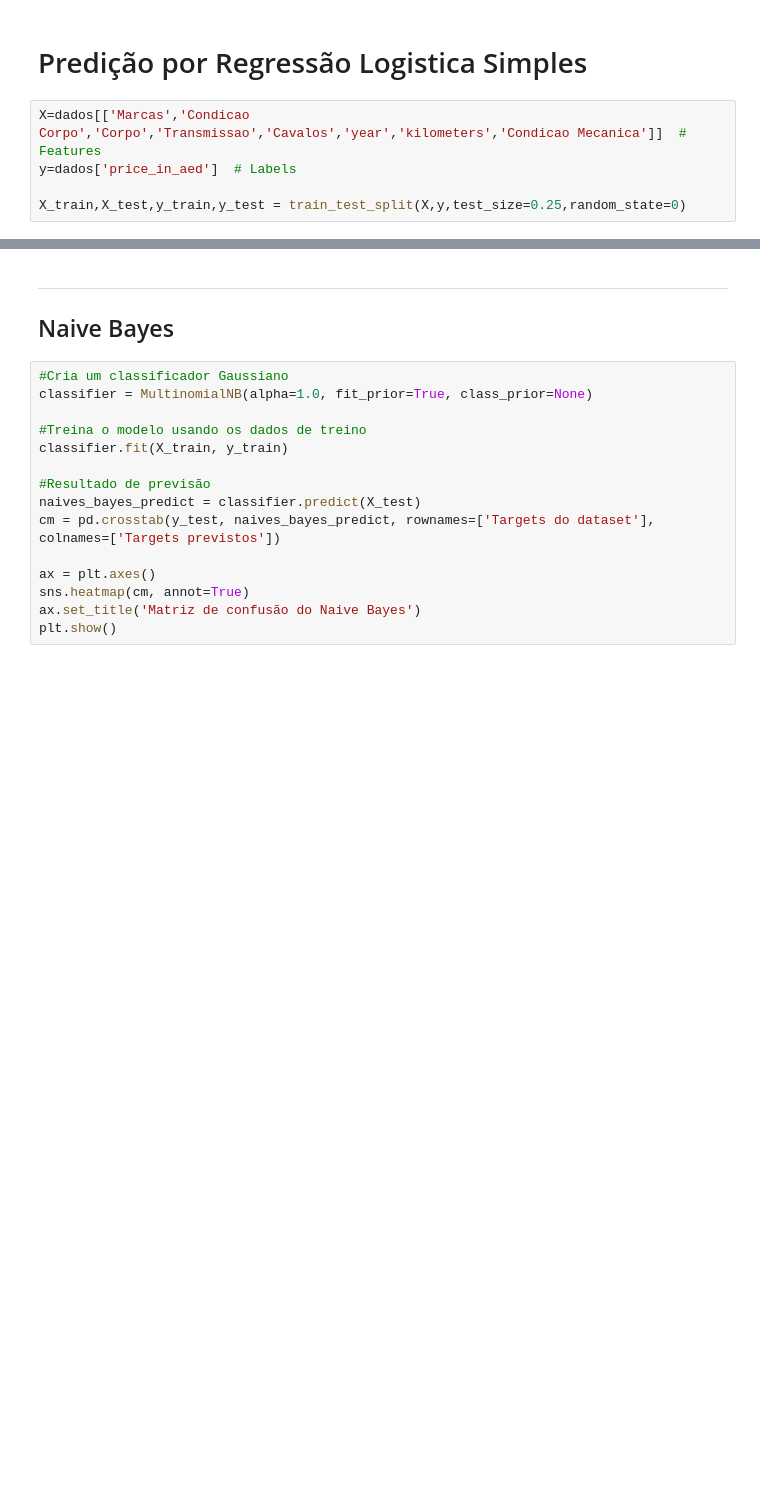
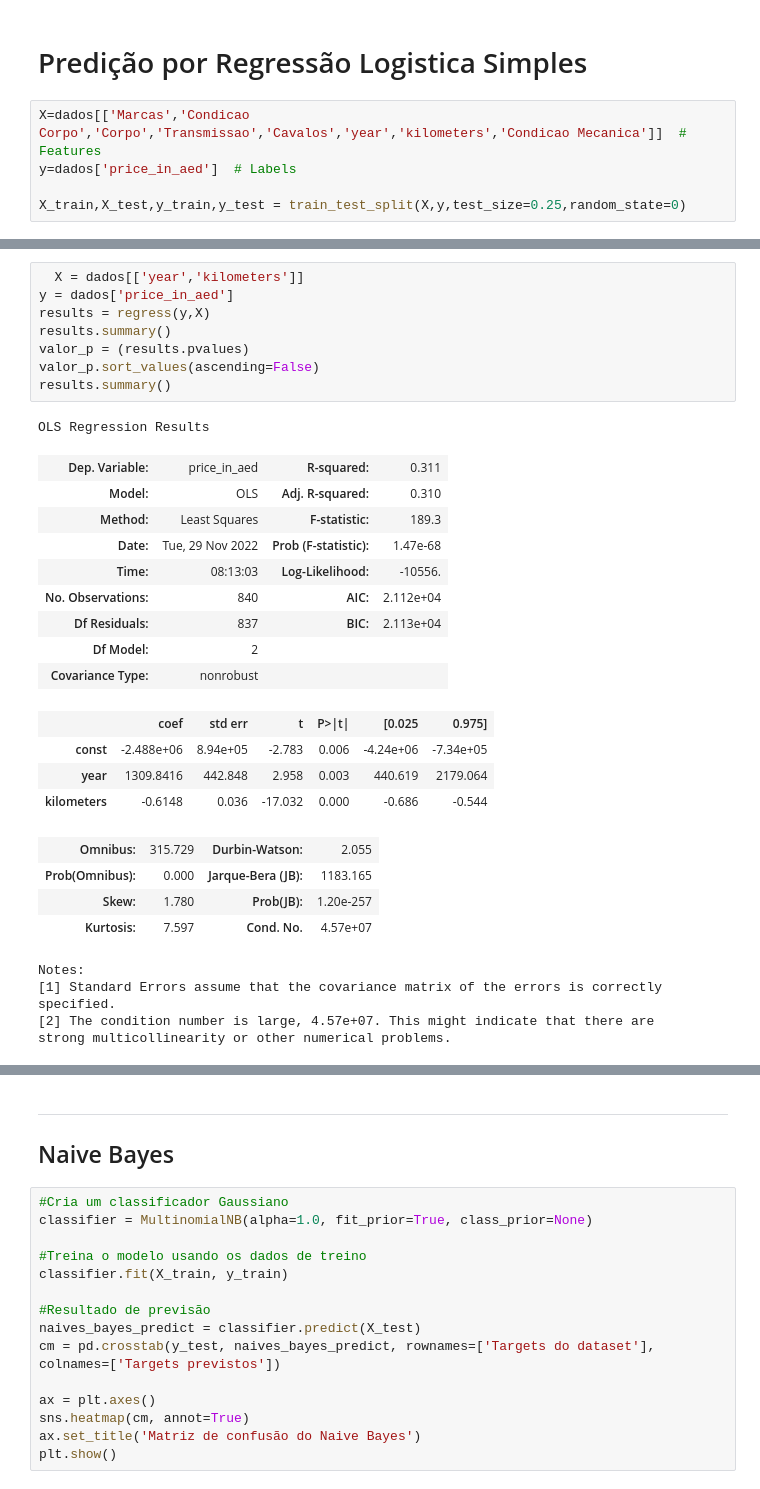
Before and after one commit to insper-classroom/22-2b-cd-p2-p2_albert_arthur_thiago, a Jupyter notebook: main.ipynb, the cells around one changed output, grey strips where cells are left out. Drawn from its saved outputs; the diff is of its cells as text; blank space fills up the shorter version.

```diff
--- a/main.ipynb
+++ b/main.ipynb
@@ -483 +652,32 @@ Probabilidade de acertar exatamente o preço do carro: 1.4285714285714286 %
+# %%
+  X = dados[['year','kilometers']]
+y = dados['price_in_aed']
+results = regress(y,X)
+results.summary()
+valor_p = (results.pvalues)
+valor_p.sort_values(ascending=False)
+results.summary()
+# %% [output]
+OLS Regression Results
+| Dep. Variable: | price_in_aed | R-squared: | 0.311 |
+| Model: | OLS | Adj. R-squared: | 0.310 |
+| Method: | Least Squares | F-statistic: | 189.3 |
+| Date: | Tue, 29 Nov 2022 | Prob (F-statistic): | 1.47e-68 |
+| Time: | 08:13:03 | Log-Likelihood: | -10556. |
+| No. Observations: | 840 | AIC: | 2.112e+04 |
+| Df Residuals: | 837 | BIC: | 2.113e+04 |
+| Df Model: | 2 |  |  |
+| Covariance Type: | nonrobust |  |  |
+|  | coef | std err | t | P>|t| | [0.025 | 0.975] |
+| const | -2.488e+06 | 8.94e+05 | -2.783 | 0.006 | -4.24e+06 | -7.34e+05 |
+| year | 1309.8416 | 442.848 | 2.958 | 0.003 | 440.619 | 2179.064 |
+| kilometers | -0.6148 | 0.036 | -17.032 | 0.000 | -0.686 | -0.544 |
+| Omnibus: | 315.729 | Durbin-Watson: | 2.055 |
+| Prob(Omnibus): | 0.000 | Jarque-Bera (JB): | 1183.165 |
+| Skew: | 1.780 | Prob(JB): | 1.20e-257 |
+| Kurtosis: | 7.597 | Cond. No. | 4.57e+07 |
+Notes:
+[1] Standard Errors assume that the covariance matrix of the errors is correctly specified.
+[2] The condition number is large, 4.57e+07. This might indicate that there are
+strong multicollinearity or other numerical problems.
 # %% [markdown]
```
Also changed, not shown: parts of 23 cells of this notebook.
